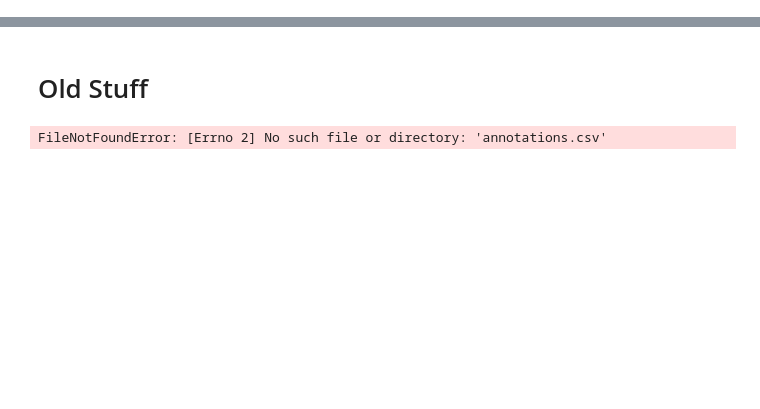
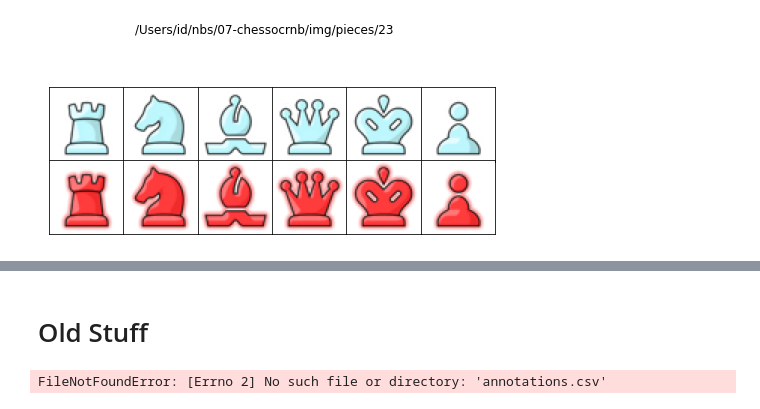
Before and after one commit to idrisr/chessocrnb, a Jupyter notebook: nbs/06-training-data.ipynb, the cells around one changed output, grey strips where cells are left out. Saved outputs shown, nothing was run; the diff lists cells and outputs as text; code cells hidden in the pictures; blank space fills up the shorter version.

```diff
--- a/nbs/06-training-data.ipynb
+++ b/nbs/06-training-data.ipynb
@@ -30,8 +86,53 @@ class Board:
+# %%
+#export
+class Piece:
+    """ non data descriptor """
+    def __set_name__(self, owner, name): self.name=name
+    def __get__(self, obj, type=None): return Image.open(obj.dir/f'{self.name[1]}_{self.name[0]}.png')
 # %%
 class PieceSet:
     """
         Represents the 12 individual pieces comprising a chess set.
         This includes a rook, knight, bishop, queen, king, and pawn for both black and white pieces.
     """
+    _attrs = [f'{_[0]}{_[1]}' for _ in product('wb', 'rnbqkp')]
+    wr=Piece()
+    wn=Piece()
+    wb=Piece()
+    wq=Piece()
+    wk=Piece()
+    wp=Piece()
+
+    br=Piece()
+    bn=Piece()
+    bb=Piece()
+    bq=Piece()
+    bk=Piece()
+    bp=Piece()
+
     def __init__(self, dir):
         self.dir = dir
+        self._png_data = None
+
+    def _repr_png_(self):
+        if not self._png_data:
+            self._png_data = self._figure_data('png')
+        return self._png_data
+
+    def _figure_data(self, format):
+        fig, axs = plt.subplots(2, 6, gridspec_kw={'hspace':-0.5, 'wspace':0}, figsize=(8, 4))
+        for i, attr in enumerate(list(self._attrs)):
+            ax=axs.ravel()[i]
+            ax.imshow(getattr(self, attr))
+            ax.set_xticks([])
+            ax.set_yticks([])
+
+        fig.suptitle(self.dir.as_posix())
+        data = print_figure(fig)
+        plt.close(fig)
+        return data
+# %%
+idx = random.randint(0, len(piece_dirs)-1)
+PieceSet(piece_dirs[idx])
+# %% [output]
+[figure, added]
```
Also changed, not shown: parts of 25 cells of this notebook, 5 other files.
